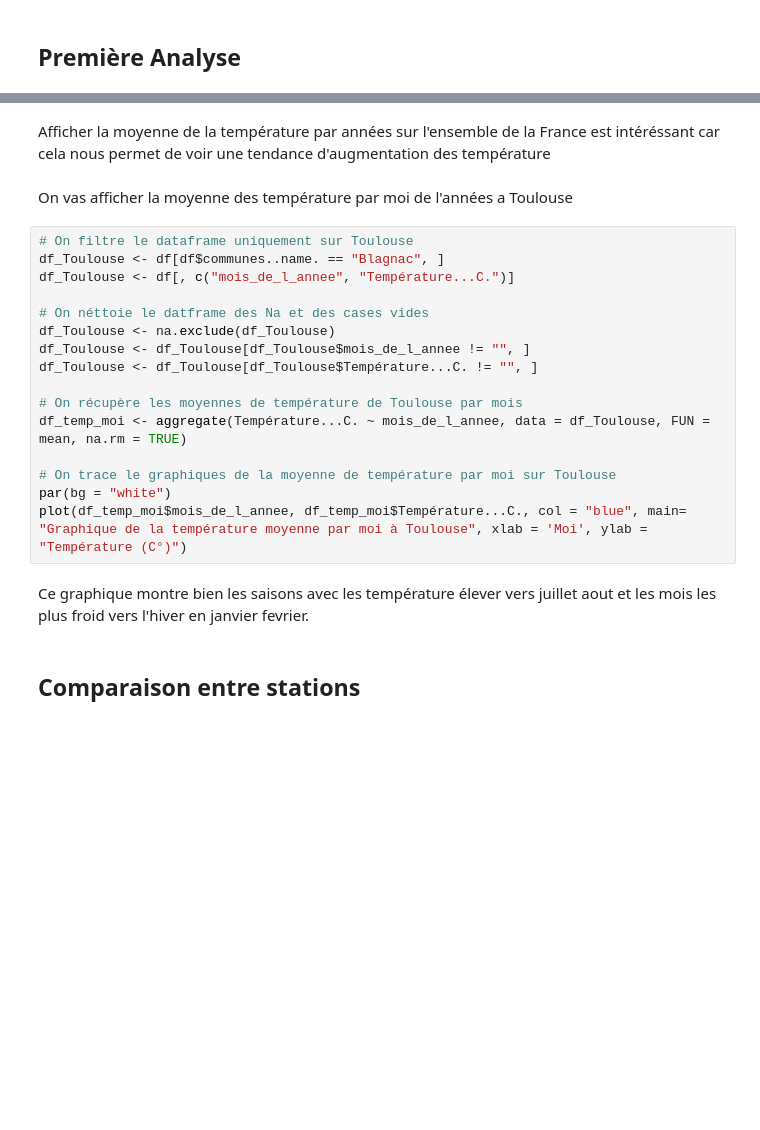
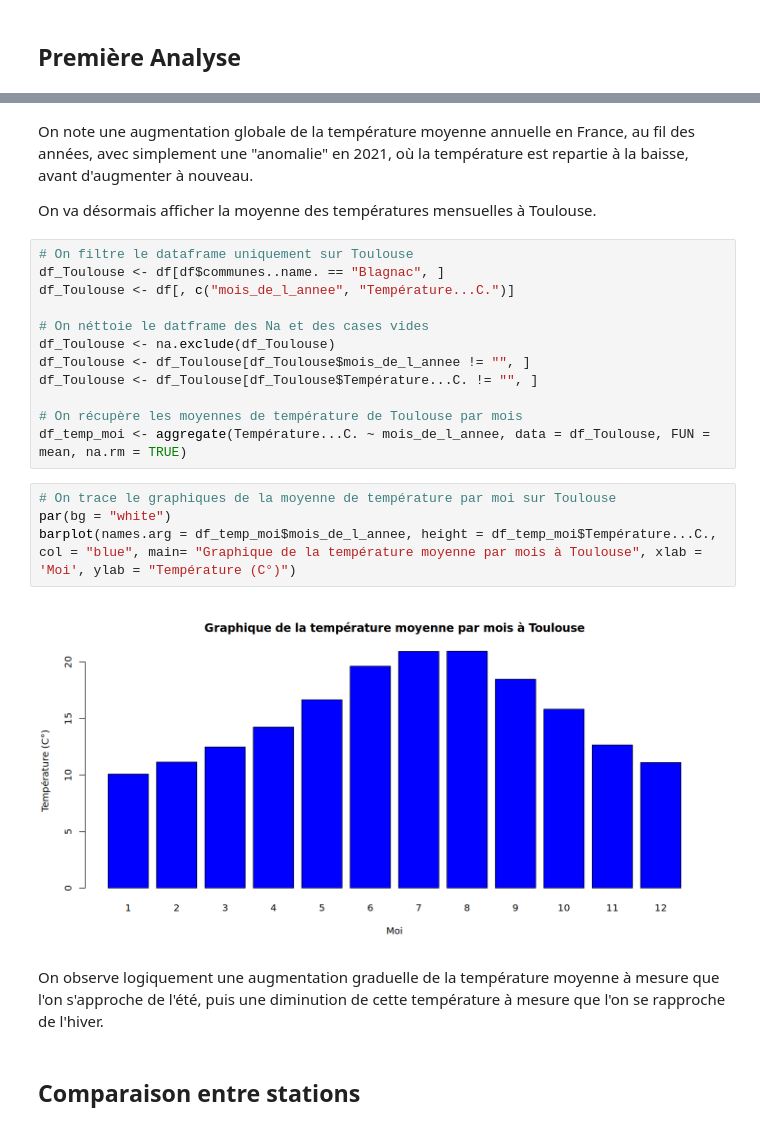
Before and after one commit to alextonon/BE_R, a Jupyter notebook: BE_final.ipynb, the cells around one changed output, grey strips where cells are left out. Drawn from its saved outputs; the diff is of its cells as text; blank space fills up the shorter version.

```diff
--- a/BE_final.ipynb
+++ b/BE_final.ipynb
@@ -200,7 +194,7 @@ plot(df_temp_annee$Date, df_temp_annee$Température...C., col = "blue", main= "G
 # %% [markdown]
-Afficher la moyenne de la température par années sur l'ensemble de la France est intéréssant car cela nous permet de voir une tendance d'augmentation des température
+On note une augmentation globale de la température moyenne annuelle en France, au fil des années, avec simplement une "anomalie" en 2021, où la température est repartie à la baisse, avant d'augmenter à nouveau.
+
+On va désormais afficher la moyenne des températures mensuelles à Toulouse.
-# %% [markdown]
-On vas afficher la moyenne des température par moi de l'années a Toulouse
 # %%
 # On filtre le dataframe uniquement sur Toulouse
 df_Toulouse <- df[df$communes..name. == "Blagnac", ]
@@ -213,11 +207,13 @@ df_Toulouse <- df_Toulouse[df_Toulouse$Température...C. != "", ]
 
 # On récupère les moyennes de température de Toulouse par mois
 df_temp_moi <- aggregate(Température...C. ~ mois_de_l_annee, data = df_Toulouse, FUN = mean, na.rm = TRUE)
-
-# On trace le graphiques de la moyenne de température par moi sur Toulouse
-par(bg = "white")
-plot(df_temp_moi$mois_de_l_annee, df_temp_moi$Température...C., col = "blue", main= "Graphique de la température moyenne par moi à Toulouse", xlab = 'Moi', ylab = "Température (C°)")
+# %%
+# On trace le graphiques de la moyenne de température par moi sur Toulouse
+par(bg = "white")
+barplot(names.arg = df_temp_moi$mois_de_l_annee, height = df_temp_moi$Température...C., col = "blue", main= "Graphique de la température moyenne par mois à Toulouse", xlab = 'Moi', ylab = "Température (C°)")
+# %% [output]
+[figure, added]
 # %% [markdown]
-Ce graphique montre bien les saisons avec les température élever vers juillet aout et les mois les plus froid vers l'hiver en janvier fevrier.
+On observe logiquement une augmentation graduelle de la température moyenne à mesure que l'on s'approche de l'été, puis une diminution de cette température à mesure que l'on se rapproche de l'hiver.
 # %% [markdown]
 ## Comparaison entre stations
```
Also changed, not shown: parts of 59 cells of this notebook.
